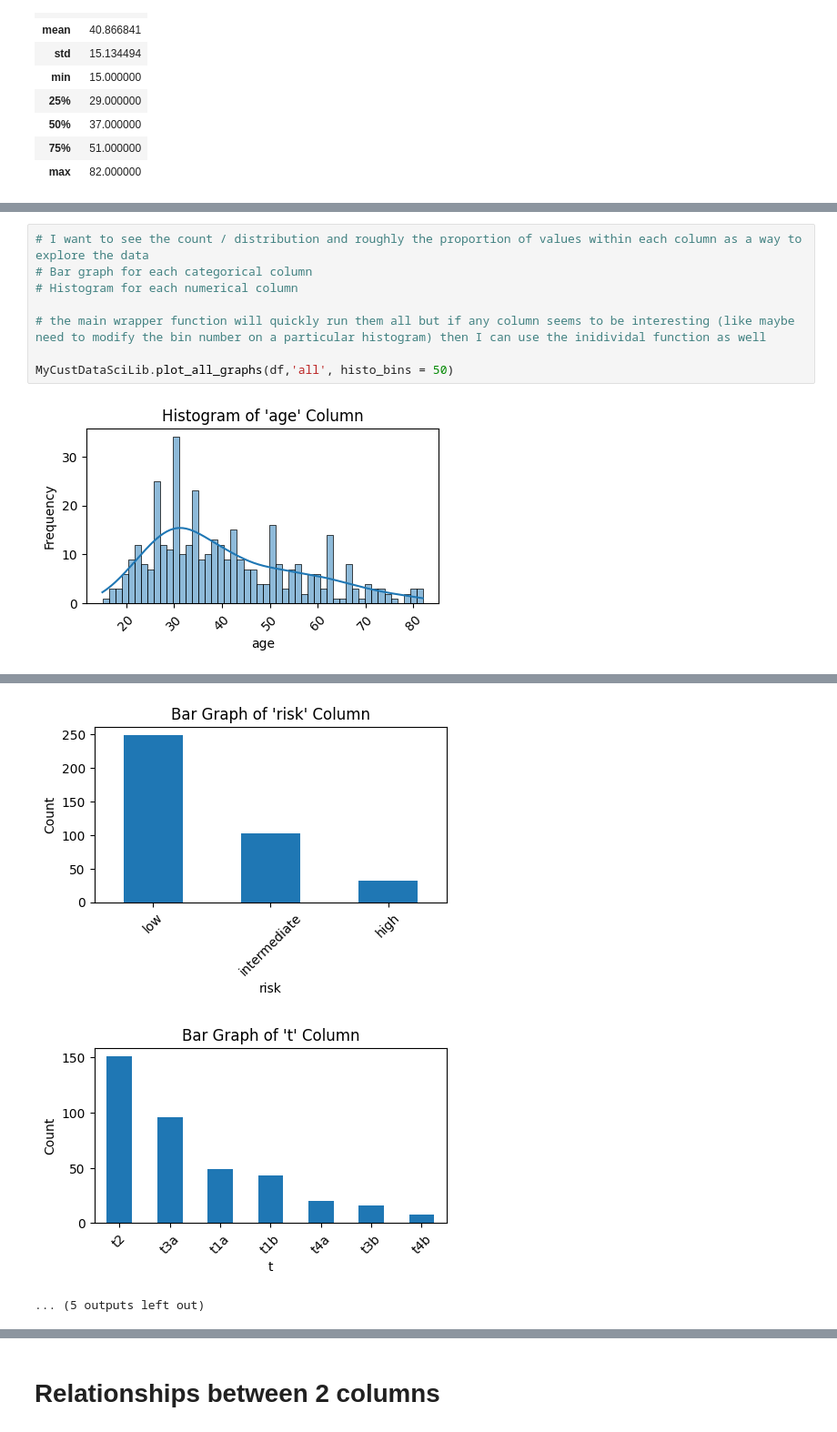
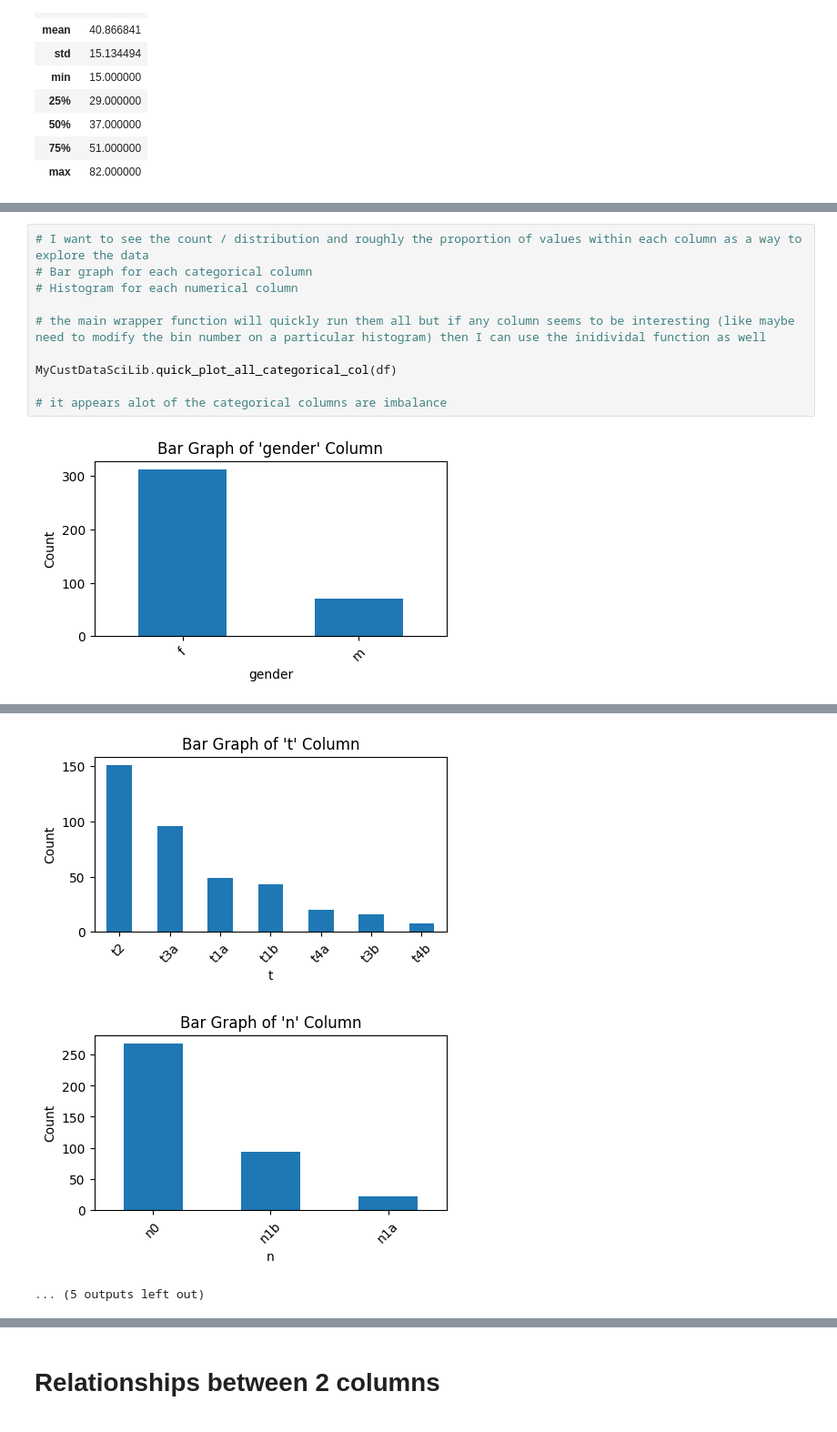
Before and after one commit to madmaxtoastflytiger/CaptStone2-Thyroid-Disease, a Jupyter notebook: 3_ThyroidDisease_EDA.ipynb, the cells around one changed output, grey strips where cells are left out. Shown at 91% size. Cells and saved outputs as stored; diff of their text form.

```diff
--- a/3_ThyroidDisease_EDA.ipynb
+++ b/3_ThyroidDisease_EDA.ipynb
@@ -187,6 +205,8 @@ df.head()
 
 # the main wrapper function will quickly run them all but if any column seems to be interesting (like maybe need to modify the bin number on a particular histogram) then I can use the inidividal function as well
 
-MyCustDataSciLib.plot_all_graphs(df,'all', histo_bins = 50)
+MyCustDataSciLib.quick_plot_all_categorical_col(df)
+
+# it appears alot of the categorical columns are imbalance
 # %% [output]
-[figure, old version]
+[figure, new version]
@@ -202,3 +222,3 @@ MyCustDataSciLib.plot_all_graphs(df,'all', histo_bins = 50)
-[figure, old version]
+[figure, new version]
-[figure, old version]
+[figure, new version]
 ... (5 outputs left out)
```
Also changed, not shown: parts of 45 cells of this notebook, 2 other files.
